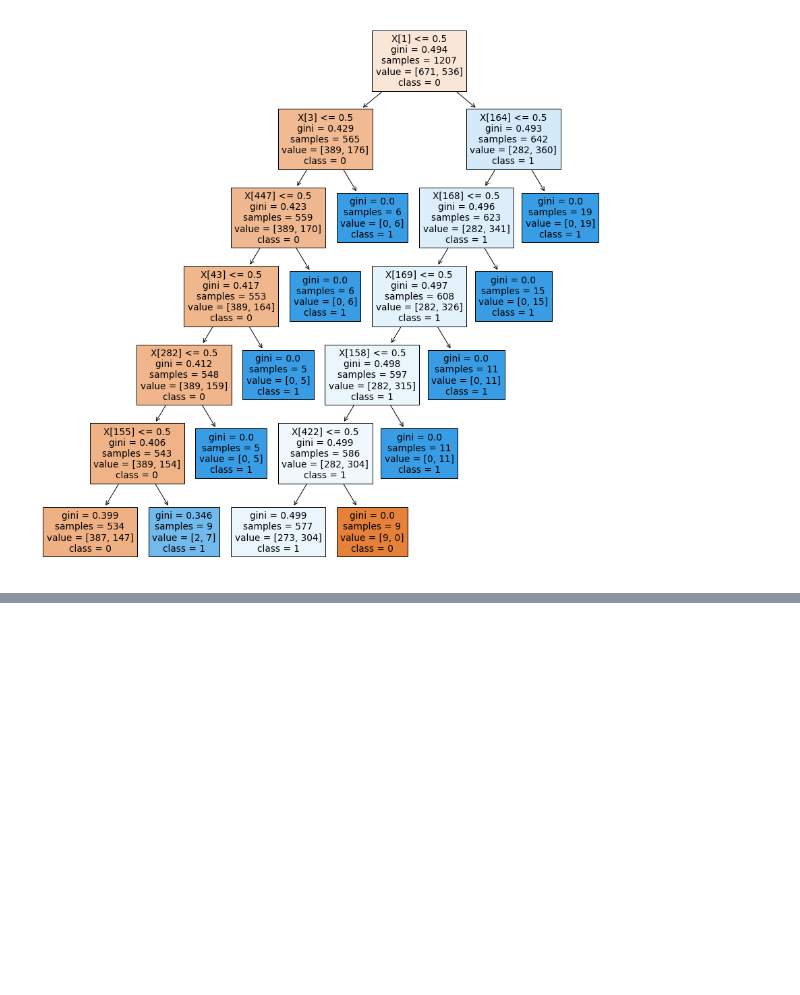
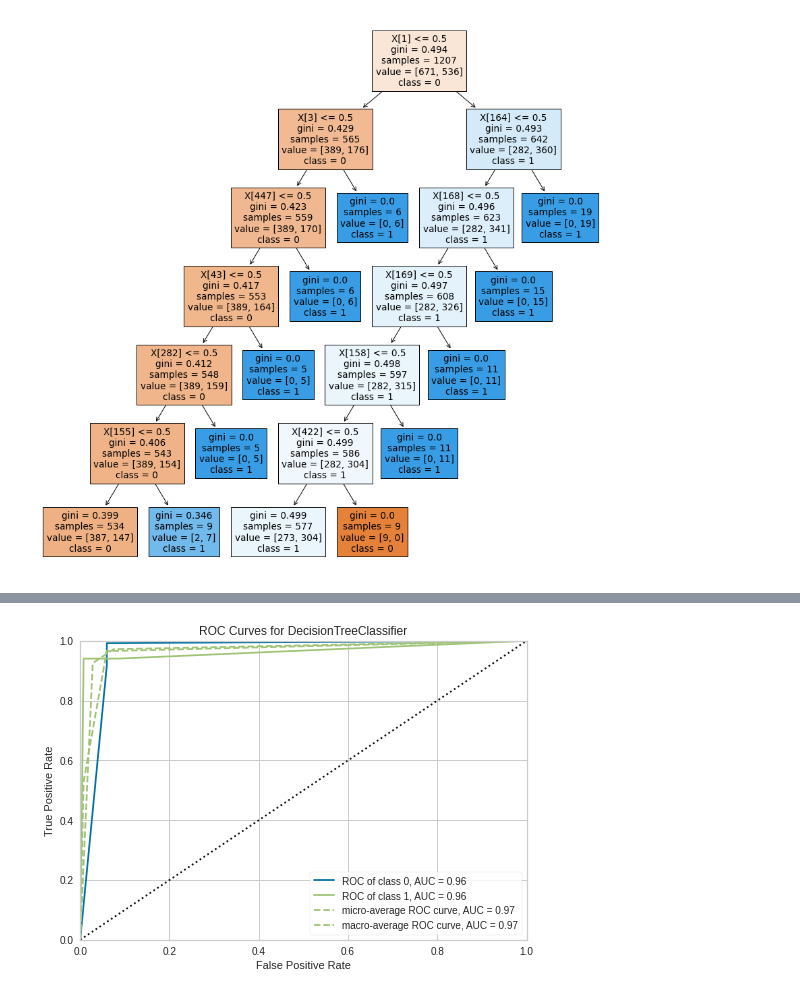
Before and after one commit to cantaruttim/Anemia, a Jupyter notebook: Untitled.ipynb, the cells around one changed output, grey strips where cells are left out. Saved outputs shown, nothing was run; the diff lists cells and outputs as text; code cells hidden in the pictures; blank space fills up the shorter version.

```diff
--- a/Untitled.ipynb
+++ b/Untitled.ipynb
@@ -535,0 +496,5 @@ sns.heatmap(confusion_matrix(predictions_florest, y_test),
+# %%
+from yellowbrick.classifier import roc_auc
+visualizer = roc_auc(arvore, X_teste_var, y_teste_var)
+# %% [output]
+[figure, added]
```
Also changed, not shown: parts of 24 cells of this notebook.
